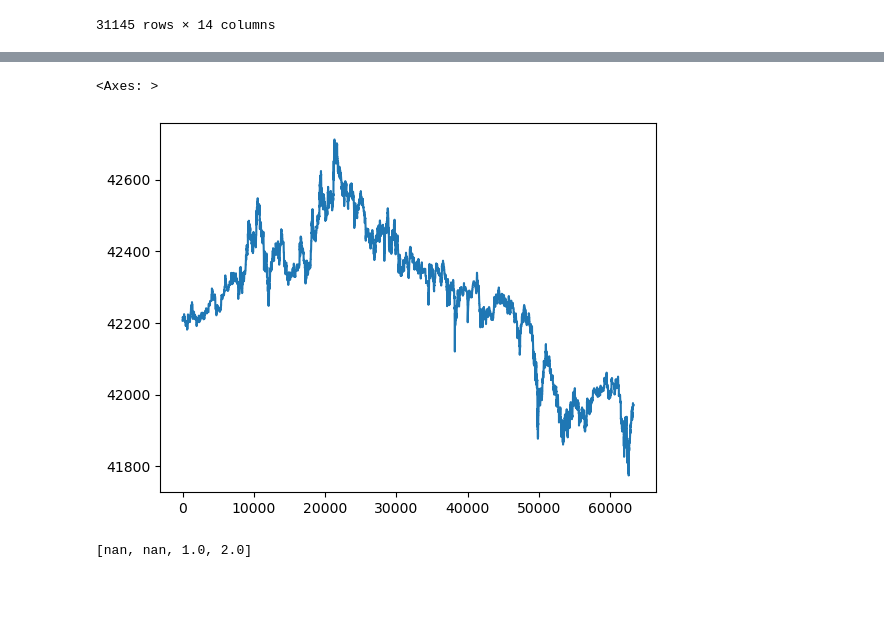
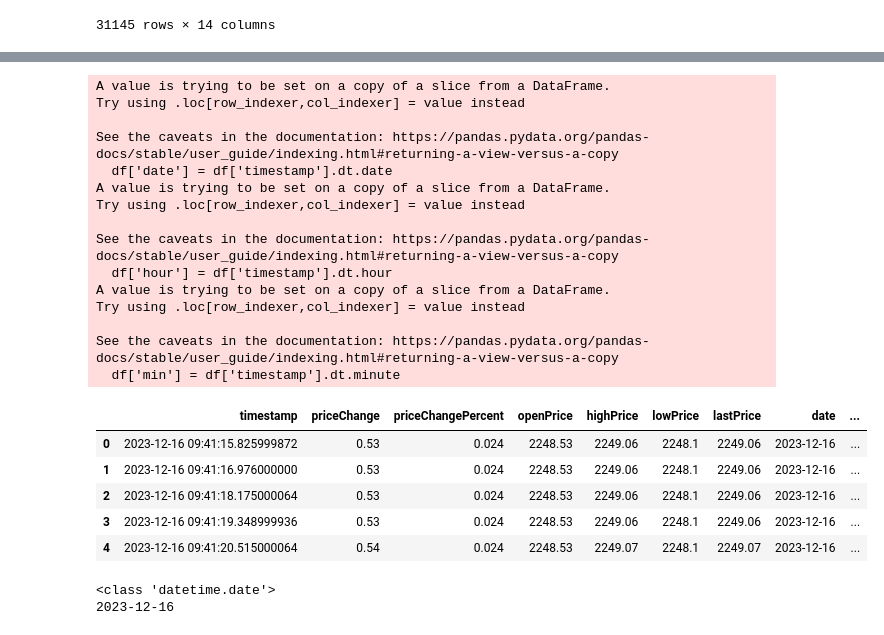
Before and after one commit to kimteespk/realtime-ml-crypto-with-offline-pred-as-attr, a Jupyter notebook: explore_data/check_data.ipynb, the cells around one changed output, grey strips where cells are left out. Cells and saved outputs as stored; diff of their text form; code cells hidden in the pictures; blank space fills up the shorter version.

```diff
--- a/explore_data/check_data.ipynb
+++ b/explore_data/check_data.ipynb
@@ -591,13 +551,38 @@ df['lastPrice'].plot()
-# %%
-df_btc['lastPrice'].plot()
-# %% [output]
-<Axes: >
-[figure, removed]
-# %%
-lst= [1,2,3,4]
-lst = pd.Series(lst)
-lst = lst.shift(2).tolist()
-lst
-# [x.shift(2) for x in lst]
-# %% [output]
-[nan, nan, 1.0, 2.0]
+# %%
+df_btc['timestamp'] = pd.to_datetime(df_btc['closeTime'], unit= 'ms')
+df = df_btc[['timestamp','priceChange', 'priceChangePercent',  'openPrice', 'highPrice', 'lowPrice', 'lastPrice']]
+# %%
+df['date'] = df['timestamp'].dt.date
+df['hour'] = df['timestamp'].dt.hour
+df['min'] = df['timestamp'].dt.minute
+df.head()
+# %% [output]
+A value is trying to be set on a copy of a slice from a DataFrame.
+Try using .loc[row_indexer,col_indexer] = value instead
+
+See the caveats in the documentation: https://pandas.pydata.org/pandas-docs/stable/user_guide/indexing.html#returning-a-view-versus-a-copy
+  df['date'] = df['timestamp'].dt.date
+A value is trying to be set on a copy of a slice from a DataFrame.
+Try using .loc[row_indexer,col_indexer] = value instead
+
+See the caveats in the documentation: https://pandas.pydata.org/pandas-docs/stable/user_guide/indexing.html#returning-a-view-versus-a-copy
+  df['hour'] = df['timestamp'].dt.hour
+A value is trying to be set on a copy of a slice from a DataFrame.
+Try using .loc[row_indexer,col_indexer] = value instead
+
+See the caveats in the documentation: https://pandas.pydata.org/pandas-docs/stable/user_guide/indexing.html#returning-a-view-versus-a-copy
+  df['min'] = df['timestamp'].dt.minute
+|  | timestamp | priceChange | priceChangePercent | openPrice | highPrice | lowPrice | lastPrice | date | ... |
+| 0 | 2023-12-16 09:41:15.825999872 | 0.53 | 0.024 | 2248.53 | 2249.06 | 2248.1 | 2249.06 | 2023-12-16 | ... |
+| 1 | 2023-12-16 09:41:16.976000000 | 0.53 | 0.024 | 2248.53 | 2249.06 | 2248.1 | 2249.06 | 2023-12-16 | ... |
+| 2 | 2023-12-16 09:41:18.175000064 | 0.53 | 0.024 | 2248.53 | 2249.06 | 2248.1 | 2249.06 | 2023-12-16 | ... |
+| 3 | 2023-12-16 09:41:19.348999936 | 0.53 | 0.024 | 2248.53 | 2249.06 | 2248.1 | 2249.06 | 2023-12-16 | ... |
+| 4 | 2023-12-16 09:41:20.515000064 | 0.54 | 0.024 | 2248.53 | 2249.07 | 2248.1 | 2249.07 | 2023-12-16 | ... |
+# %%
+target_date = pd.to_datetime('2023-12-16').date()
+print(type(target_date))
+# target_date = pd.to_datetime('2023-12-16')
+print(target_date)
+# %% [output]
+<class 'datetime.date'>
+2023-12-16
```
Also changed, not shown: parts of 8 cells of this notebook, 9 other files.
